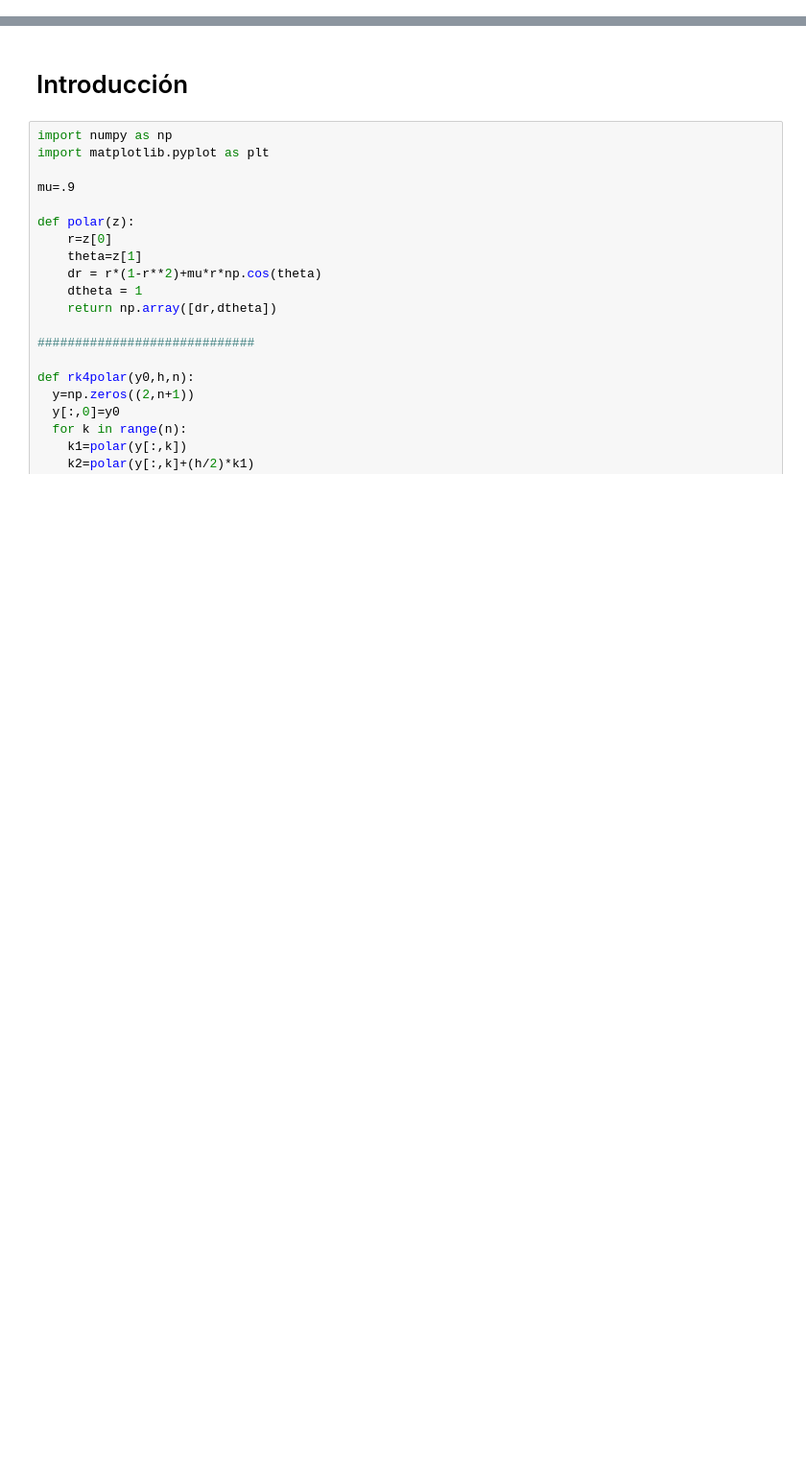
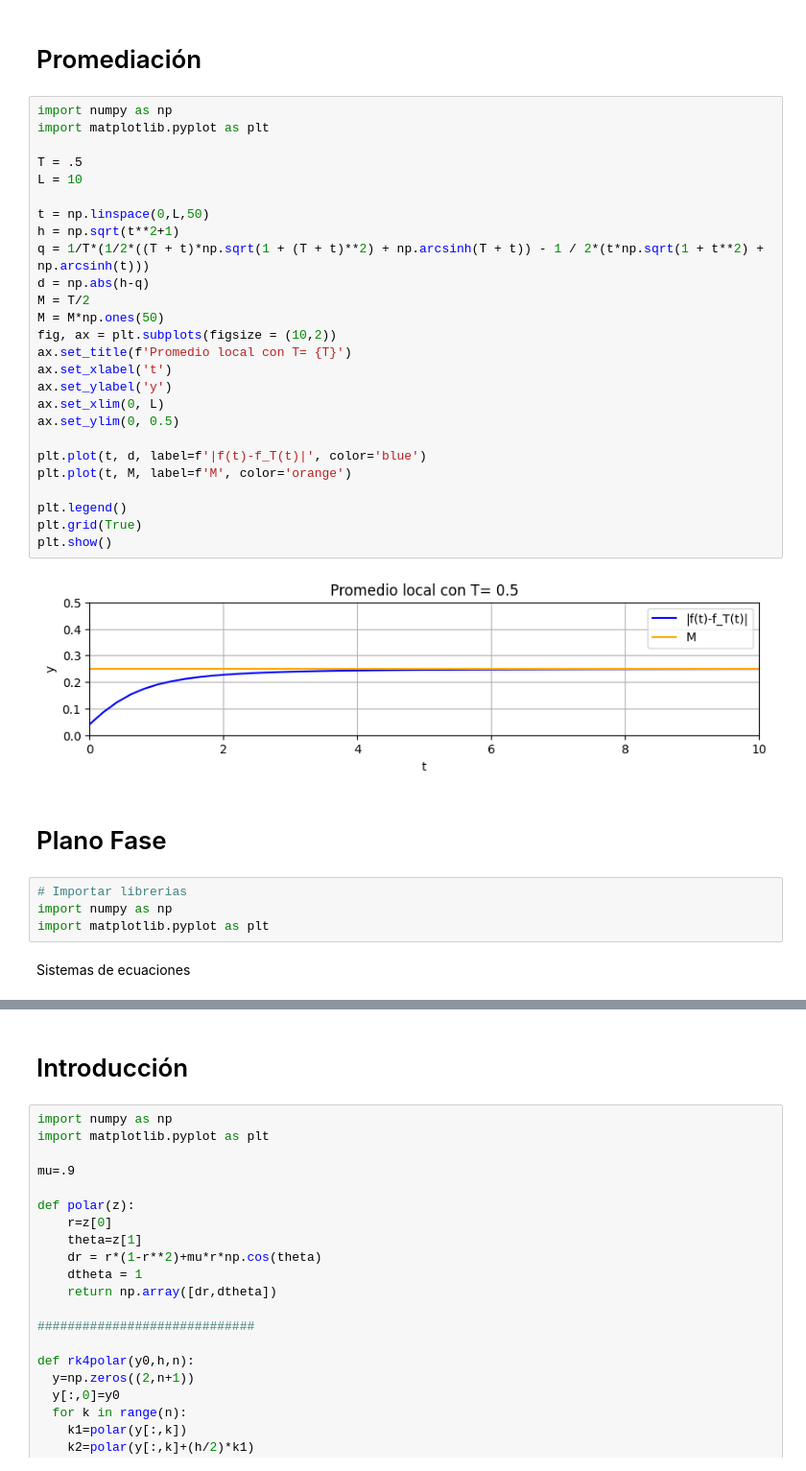
Before and after one commit to LaloRoe/TesisMaestria, a Jupyter notebook: Code/Notas.ipynb, the cells around one changed output, grey strips where cells are left out. Shown: that part at 96% size. Drawn from its saved outputs; the diff is of its cells as text; blank space fills up the shorter version.

```diff
--- a/Code/Notas.ipynb
+++ b/Code/Notas.ipynb
@@ -0,0 +1,38 @@
+# %% [markdown]
+# Promediación
+# %%
+import numpy as np
+import matplotlib.pyplot as plt
+
+T = .5
+L = 10
+
+t = np.linspace(0,L,50)
+h = np.sqrt(t**2+1)
+q = 1/T*(1/2*((T + t)*np.sqrt(1 + (T + t)**2) + np.arcsinh(T + t)) - 1 / 2*(t*np.sqrt(1 + t**2) + np.arcsinh(t)))
+d = np.abs(h-q)
+M = T/2
+M = M*np.ones(50)
+fig, ax = plt.subplots(figsize = (10,2))
+ax.set_title(f'Promedio local con T= {T}')
+ax.set_xlabel('t')
+ax.set_ylabel('y')
+ax.set_xlim(0, L)
+ax.set_ylim(0, 0.5)
+
+plt.plot(t, d, label=f'|f(t)-f_T(t)|', color='blue')
+plt.plot(t, M, label=f'M', color='orange')
+
+plt.legend()
+plt.grid(True)
+plt.show()
+# %% [output]
+[figure, added]
+# %% [markdown]
+# Plano Fase
+# %%
+# Importar librerias
+import numpy as np
+import matplotlib.pyplot as plt
+# %% [markdown]
+Sistemas de ecuaciones
```
Also changed, not shown: parts of 13 cells of this notebook, 51 other files.
